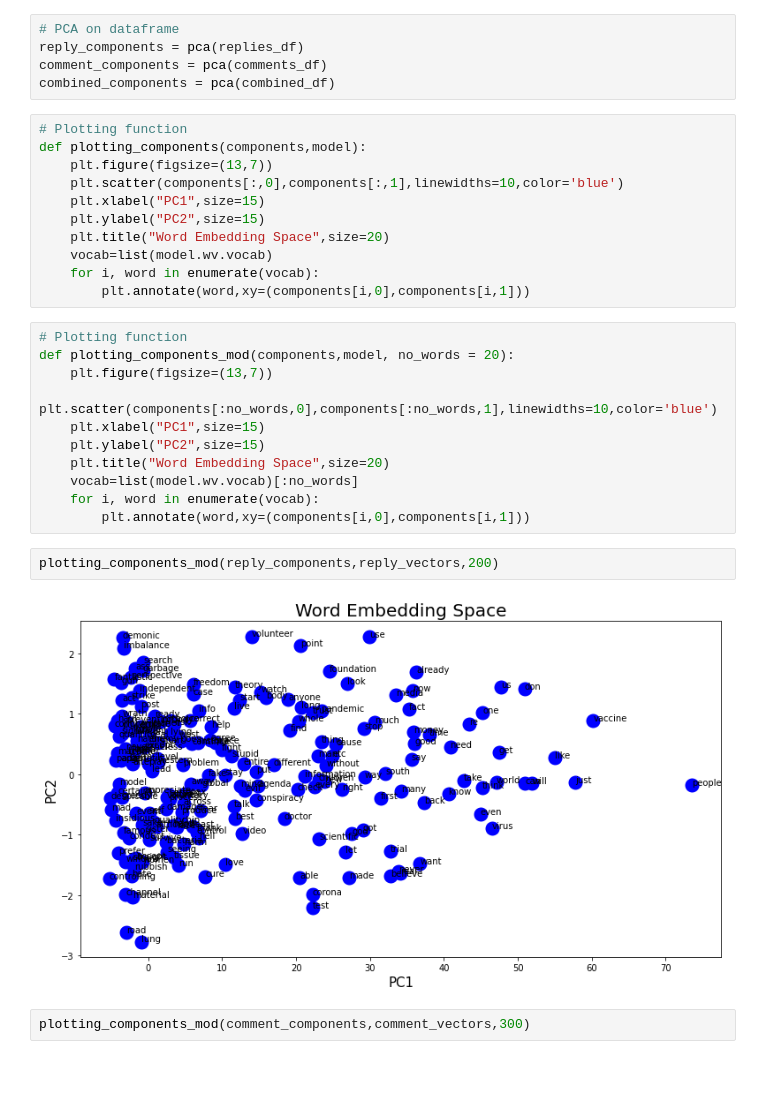
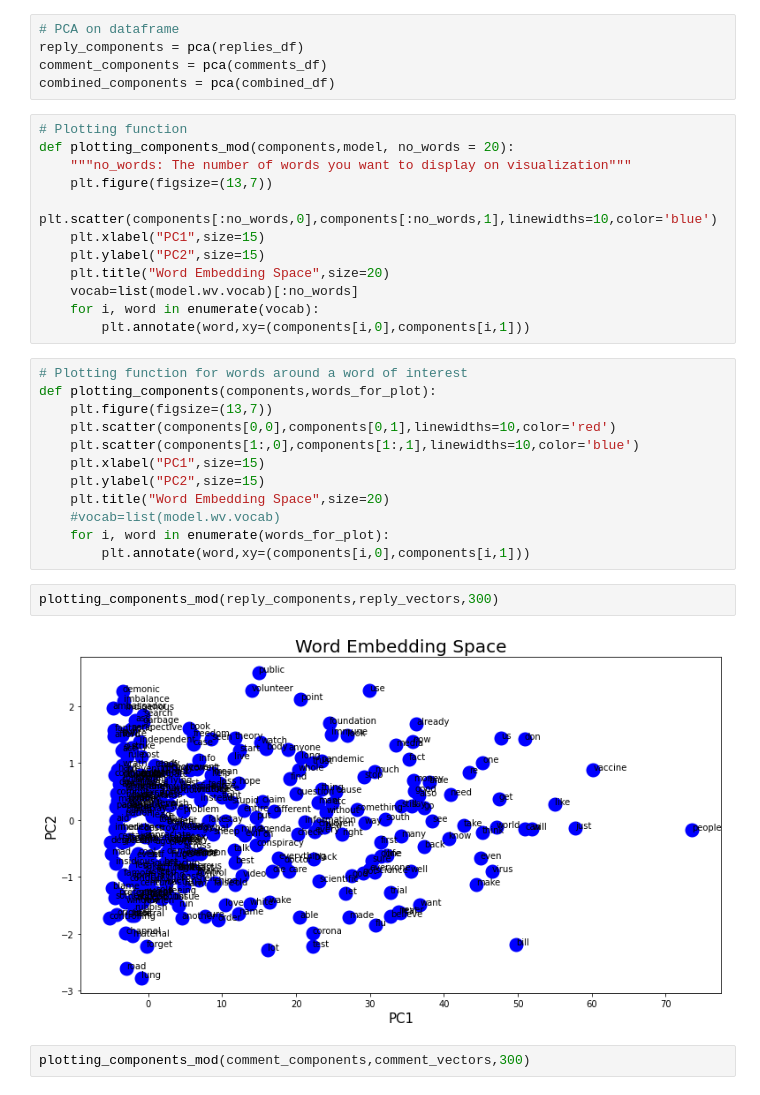
Before and after one commit to sillsphelyx/Vaccine_sentiments_SA, a Jupyter notebook: Covid_vaccine_sentiment_SA-Training_Word_embeddings.ipynb, the cells around one changed output. Saved outputs shown, nothing was run; the diff lists cells and outputs as text.

```diff
--- a/Covid_vaccine_sentiment_SA-Training_Word_embeddings.ipynb
+++ b/Covid_vaccine_sentiment_SA-Training_Word_embeddings.ipynb
@@ -122,30 +125,32 @@ comment_components = pca(comments_df)
 combined_components = pca(combined_df)
 # %%
 # Plotting function
-def plotting_components(components,model):
+def plotting_components_mod(components,model, no_words = 20):
+    """no_words: The number of words you want to display on visualization"""
     plt.figure(figsize=(13,7))
-    plt.scatter(components[:,0],components[:,1],linewidths=10,color='blue')
+    plt.scatter(components[:no_words,0],components[:no_words,1],linewidths=10,color='blue')
     plt.xlabel("PC1",size=15)
     plt.ylabel("PC2",size=15)
     plt.title("Word Embedding Space",size=20)
-    vocab=list(model.wv.vocab)
+    vocab=list(model.wv.vocab)[:no_words]
     for i, word in enumerate(vocab):
         plt.annotate(word,xy=(components[i,0],components[i,1]))
 # %%
-# Plotting function
-def plotting_components_mod(components,model, no_words = 20):
+# Plotting function for words around a word of interest
+def plotting_components(components,words_for_plot):
     plt.figure(figsize=(13,7))
-    plt.scatter(components[:no_words,0],components[:no_words,1],linewidths=10,color='blue')
+    plt.scatter(components[0,0],components[0,1],linewidths=10,color='red')
+    plt.scatter(components[1:,0],components[1:,1],linewidths=10,color='blue')
     plt.xlabel("PC1",size=15)
     plt.ylabel("PC2",size=15)
     plt.title("Word Embedding Space",size=20)
-    vocab=list(model.wv.vocab)[:no_words]
-    for i, word in enumerate(vocab):
+    #vocab=list(model.wv.vocab)
+    for i, word in enumerate(words_for_plot):
         plt.annotate(word,xy=(components[i,0],components[i,1]))
 # %%
-plotting_components_mod(reply_components,reply_vectors,200)
+plotting_components_mod(reply_components,reply_vectors,300)
 # %% [output]
-[figure, old version]
+[figure, new version]
 # %%
 plotting_components_mod(comment_components,comment_vectors,300)
 # %% [output]
```
Also changed, not shown: parts of 9 cells of this notebook, 1 other file.
